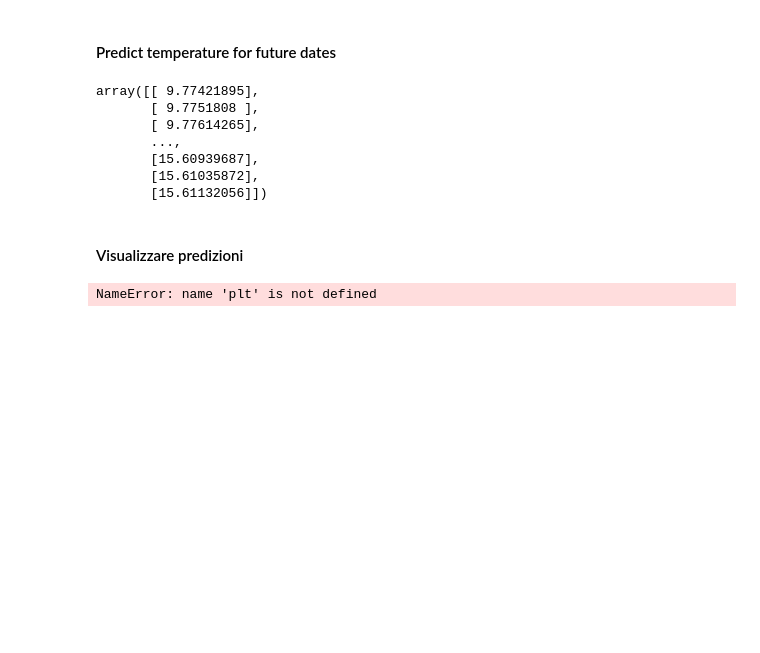
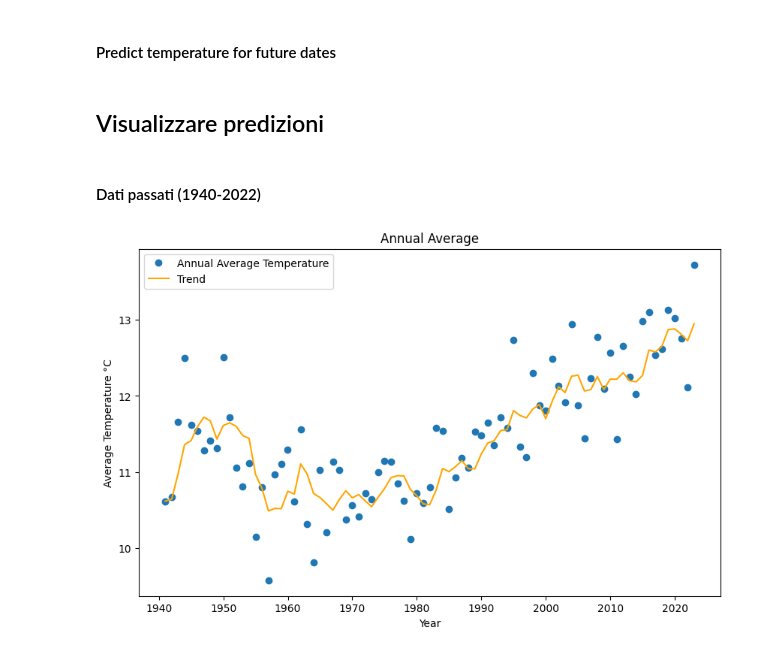
Before and after one commit to Favo02-unimi/visualizzazione-scientifica, a Jupyter notebook: machine-learning/weather_machine_learning.ipynb, the cells around one changed output. Drawn from its saved outputs; the diff is of its cells as text; code cells hidden in the pictures; blank space fills up the shorter version.

Commit message:
add visualization of ML predictions

```diff
--- a/machine-learning/weather_machine_learning.ipynb
+++ b/machine-learning/weather_machine_learning.ipynb
@@ -78,47 +77,45 @@ dates_to_predict.rename(columns={
 # %% [markdown]
 #### Predict temperature for future dates
 # %%
-# generate predictions using ML linear regression model
+# predict temperatures using ML model (linear regression)
 future_temps = lr.predict(dates_to_predict)
 
-future_temps
+# convert to datagrame
+future_data = pd.DataFrame({"time": full_dates, "mean_temp": future_temps.flatten()})
-# %% [output]
-array([[ 9.77421895],
-       [ 9.7751808 ],
-       [ 9.77614265],
-       ...,
-       [15.60939687],
-       [15.61035872],
-       [15.61132056]])
 # %% [markdown]
-#### Visualizzare predizioni
+## Visualizzare predizioni
+# %% [markdown]
+#### Dati passati (1940-2022)
 # %%
+data["time"] = pd.to_datetime(data["time"])
+data.set_index('time', inplace=True)
+
 # temperatura media per ogni anno
 annual_average = data["mean_temp"].resample('Y').mean()
 pd.DataFrame(annual_average)
 
 # trend line
 trend_line = annual_average.rolling(window=5, min_periods=1).mean()
 
-# Plot the annual average using dots and the trendline
+
 plt.figure(figsize=(10, 6))
 plt.plot(
   annual_average.index,
   annual_average.values,
   marker='o',
   label='Annual Average Temperature',
   linestyle='none'
 )
 plt.plot(
   trend_line.index,
   trend_line.values,
   color='orange',
   label='Trend'
 )
 plt.xlabel('Year')
 plt.ylabel('Average Temperature °C')
 plt.title('Annual Average')
 plt.legend()
 plt.show()
 # %% [output]
-NameError: name 'plt' is not defined
+[figure, added]
```
Also changed, not shown: parts of 6 cells of this notebook.
